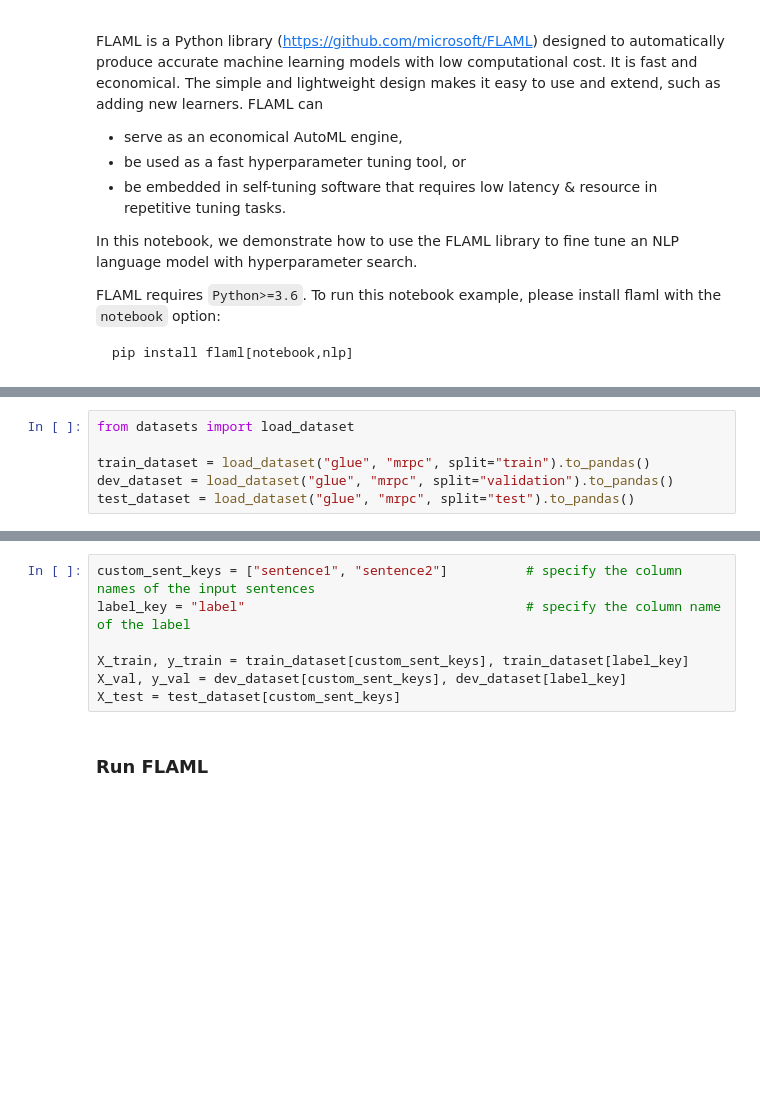
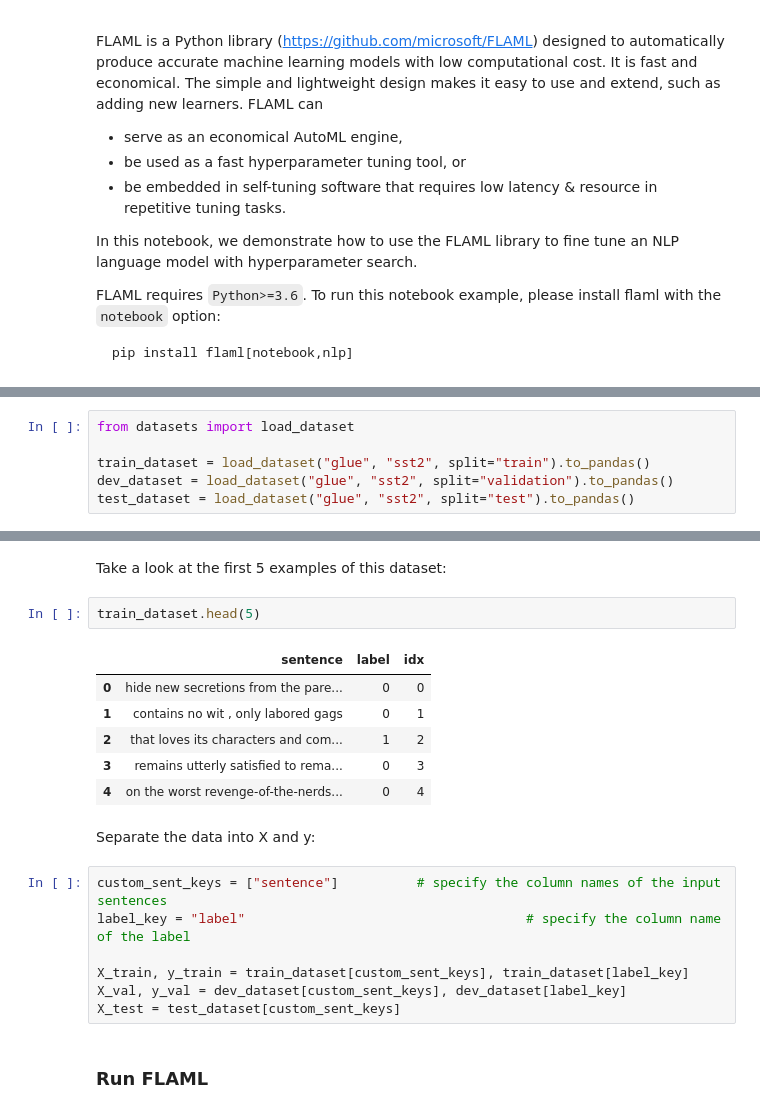
Before and after one commit to microsoft/FLAML, a Jupyter notebook: notebook/automl_nlp.ipynb, the cells around one changed output, grey strips where cells are left out. Drawn from its saved outputs; the diff is of its cells as text; blank space fills up the shorter version.

```diff
--- a/notebook/automl_nlp.ipynb
+++ b/notebook/automl_nlp.ipynb
@@ -57,6 +52,6 @@ First, let's load this dataset in to pandas dataframes:
 # %%
 from datasets import load_dataset
 
-train_dataset = load_dataset("glue", "mrpc", split="train").to_pandas()
-dev_dataset = load_dataset("glue", "mrpc", split="validation").to_pandas()
-test_dataset = load_dataset("glue", "mrpc", split="test").to_pandas()
+train_dataset = load_dataset("glue", "sst2", split="train").to_pandas()
+dev_dataset = load_dataset("glue", "sst2", split="validation").to_pandas()
+test_dataset = load_dataset("glue", "sst2", split="test").to_pandas()
@@ -63,5 +62,18 @@ test_dataset = load_dataset("glue", "mrpc", split="test").to_pandas()
+# %% [markdown]
+Take a look at the first 5 examples of this dataset:
+# %%
+train_dataset.head(5)
+# %% [output]
+|  | sentence | label | idx |
+| 0 | hide new secretions from the pare... | 0 | 0 |
+| 1 | contains no wit , only labored gags | 0 | 1 |
+| 2 | that loves its characters and com... | 1 | 2 |
+| 3 | remains utterly satisfied to rema... | 0 | 3 |
+| 4 | on the worst revenge-of-the-nerds... | 0 | 4 |
+# %% [markdown]
+Separate the data into X and y:
 # %%
-custom_sent_keys = ["sentence1", "sentence2"]          # specify the column names of the input sentences
+custom_sent_keys = ["sentence"]          # specify the column names of the input sentences
 label_key = "label"                                    # specify the column name of the label
 
 X_train, y_train = train_dataset[custom_sent_keys], train_dataset[label_key]
```
Also changed, not shown: parts of 29 cells of this notebook, 1 other file.
